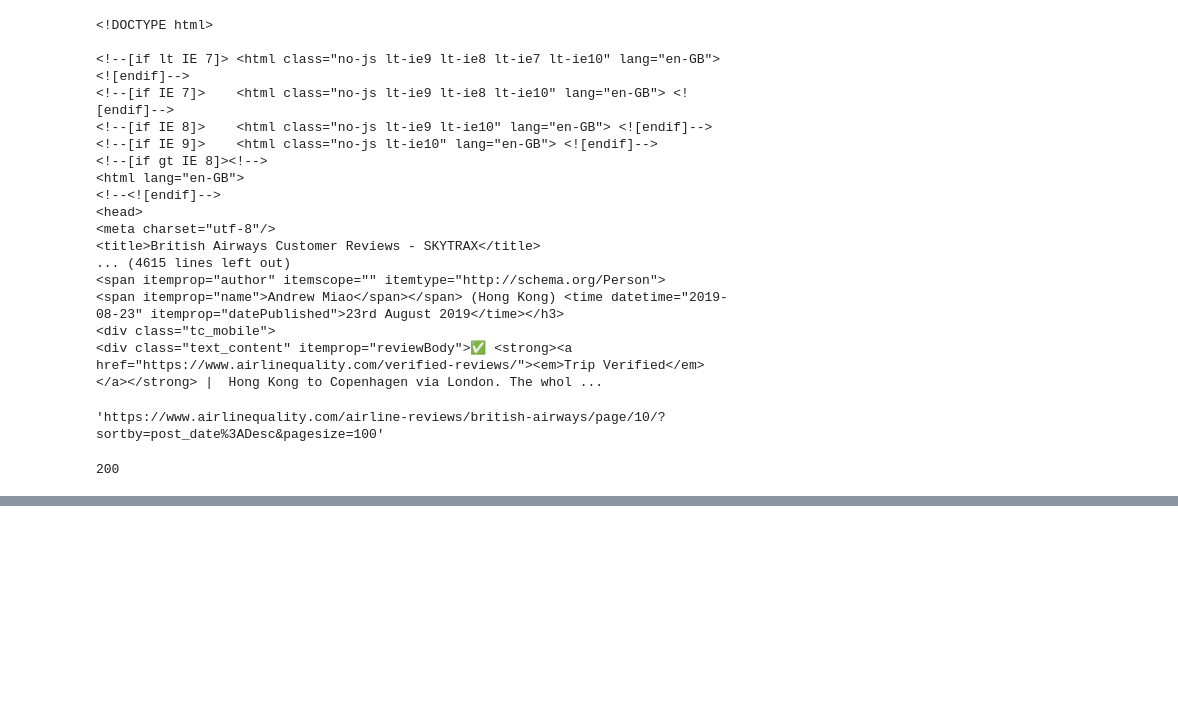
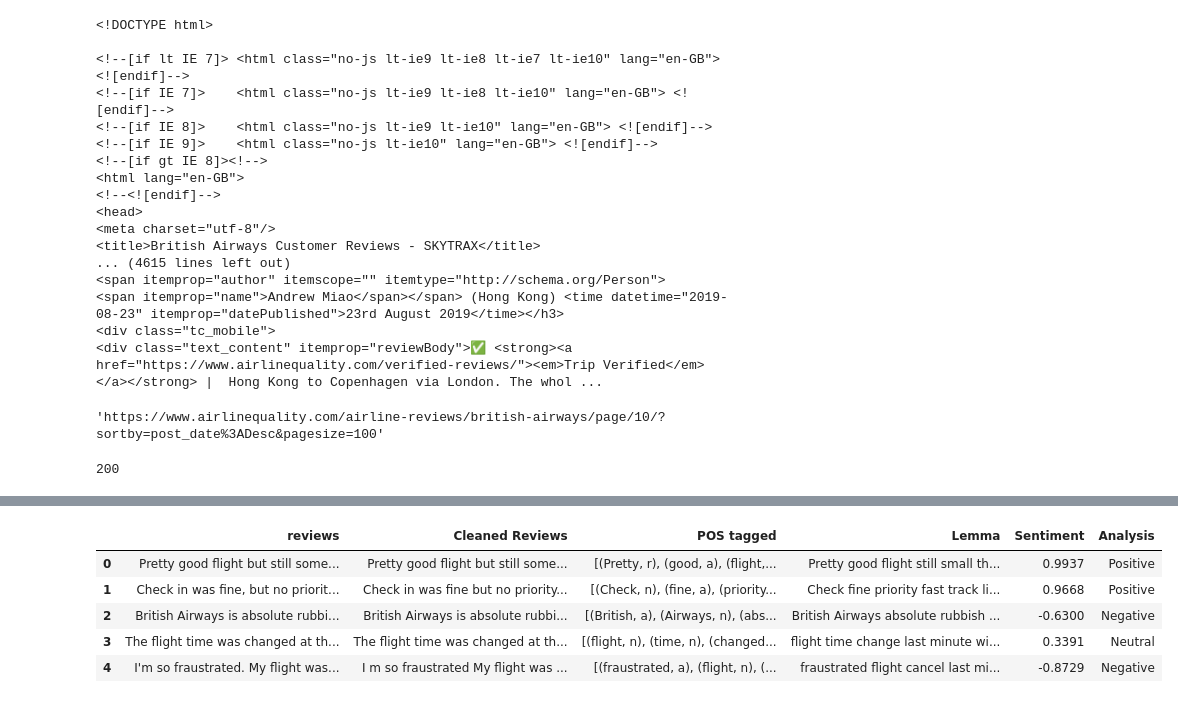
Before and after one commit to Shanmugapriya2020/British-Airways-Virtual-Internship, a Jupyter notebook: British Airways.ipynb, the cells around one changed output, grey strips where cells are left out. Cells and saved outputs as stored; diff of their text form; code cells hidden in the pictures; blank space fills up the shorter version.

```diff
--- a/British Airways.ipynb
+++ b/British Airways.ipynb
@@ -107,0 +104,2 @@ df.to_csv("data/BA_reviews.csv")
+# %%
+df.reviews= df.reviews.str.split('|',expand=True)[1]
@@ -107,0 +182,18 @@ df.to_csv("data/BA_reviews.csv")
+# %%
+# Obtaining the stem words – Lemmatization
+
+from nltk.stem import WordNetLemmatizer
+wordnet_lemmatizer = WordNetLemmatizer()
+def lemmatize(pos_data):
+    lemma_rew = " "
+    for word, pos in pos_data:
+     if not pos:
+        lemma = word
+        lemma_rew = lemma_rew + " " + lemma
+     else:
+        lemma = wordnet_lemmatizer.lemmatize(word, pos=pos)
+        lemma_rew = lemma_rew + " " + lemma
+    return lemma_rew
+
+df['Lemma'] = df['POS tagged'].apply(lemmatize)
+df.head()
@@ -107,0 +225,29 @@ df.to_csv("data/BA_reviews.csv")
+# %%
+from vaderSentiment.vaderSentiment import SentimentIntensityAnalyzer
+analyzer = SentimentIntensityAnalyzer()
+
+
+# function to calculate vader sentiment
+def vadersentimentanalysis(review):
+    vs = analyzer.polarity_scores(review)
+    return vs['compound']
+
+df['Sentiment'] = df['Lemma'].apply(vadersentimentanalysis)
+
+# function to analyse
+def vader_analysis(compound):
+    if compound >= 0.5:
+        return 'Positive'
+    elif compound < 0 :
+        return 'Negative'
+    else:
+        return 'Neutral'
+df['Analysis'] = df['Sentiment'].apply(vader_analysis)
+df.head()
+# %% [output]
+|  | reviews | Cleaned Reviews | POS tagged | Lemma | Sentiment | Analysis |
+| 0 | Pretty good flight but still some... | Pretty good flight but still some... | [(Pretty, r), (good, a), (flight,... | Pretty good flight still small th... | 0.9937 | Positive |
+| 1 | Check in was fine, but no priorit... | Check in was fine but no priority... | [(Check, n), (fine, a), (priority... | Check fine priority fast track li... | 0.9668 | Positive |
+| 2 | British Airways is absolute rubbi... | British Airways is absolute rubbi... | [(British, a), (Airways, n), (abs... | British Airways absolute rubbish ... | -0.6300 | Negative |
+| 3 | The flight time was changed at th... | The flight time was changed at th... | [(flight, n), (time, n), (changed... | flight time change last minute wi... | 0.3391 | Neutral |
+| 4 | I'm so fraustrated. My flight was... | I m so fraustrated My flight was ... | [(fraustrated, a), (flight, n), (... | fraustrated flight cancel last mi... | -0.8729 | Negative |
```
Also changed, not shown: parts of 19 cells of this notebook, 1 other file.
